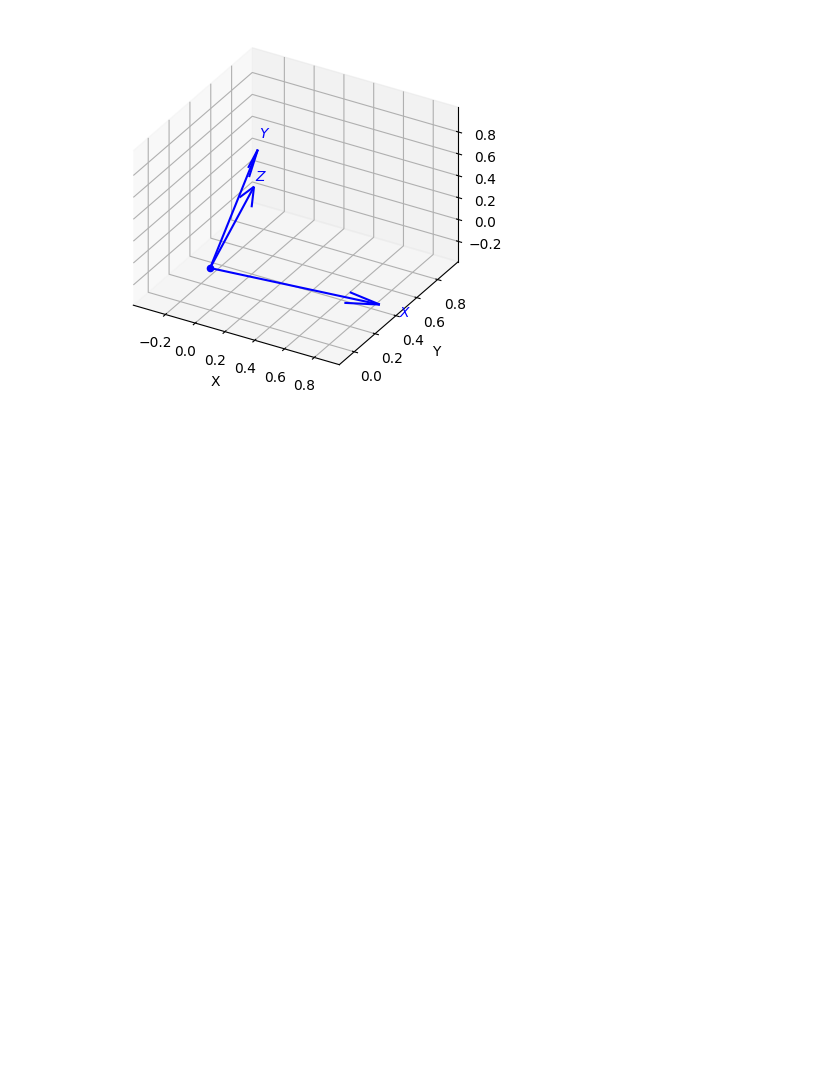
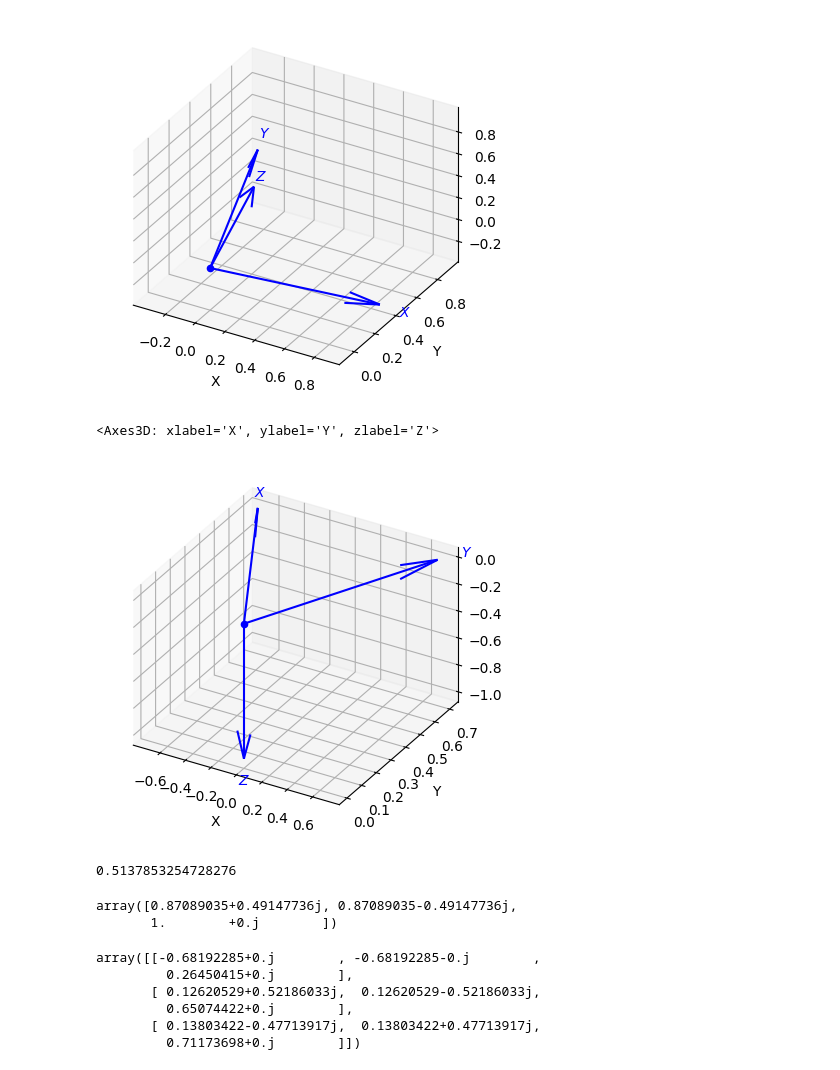
Before and after one commit to AleksandrMorozov123/Computer-vision-with-TensorFlow-Keras-and-OpenCV, a Jupyter notebook: toolbox_for_robotics.ipynb, the cells around one changed output. Cells and saved outputs as stored; diff of their text form; code cells hidden in the pictures; blank space fills up the shorter version.

```diff
--- a/toolbox_for_robotics.ipynb
+++ b/toolbox_for_robotics.ipynb
@@ -201,3 +201,32 @@ trplot (R)
 # %% [output]
 <Axes3D: xlabel='X', ylabel='Y', zlabel='Z'>
 [figure]
+# %%
+a = [0, 0, -2]
+o = [2, 2, 0]
+R = oa2r (o, a)
+trplot (R)
+# %% [output]
+<Axes3D: xlabel='X', ylabel='Y', zlabel='Z'>
+[figure, added]
+# %%
+R = rpy2r (0.2, 0.3, 0.4)
+theta, v = tr2angvec (R)
+theta
+# %% [output]
+0.5137853254728276
+# %%
+e, x = np.linalg.eig (R)
+e
+# %% [output]
+array([0.87089035+0.49147736j, 0.87089035-0.49147736j,
+       1.        +0.j        ])
+# %%
+x
+# %% [output]
+array([[-0.68192285+0.j        , -0.68192285-0.j        ,
+         0.26450415+0.j        ],
+       [ 0.12620529+0.52186033j,  0.12620529-0.52186033j,
+         0.65074422+0.j        ],
+       [ 0.13803422-0.47713917j,  0.13803422+0.47713917j,
+         0.71173698+0.j        ]])
```
Also changed, not shown: parts of 2 cells of this notebook.
